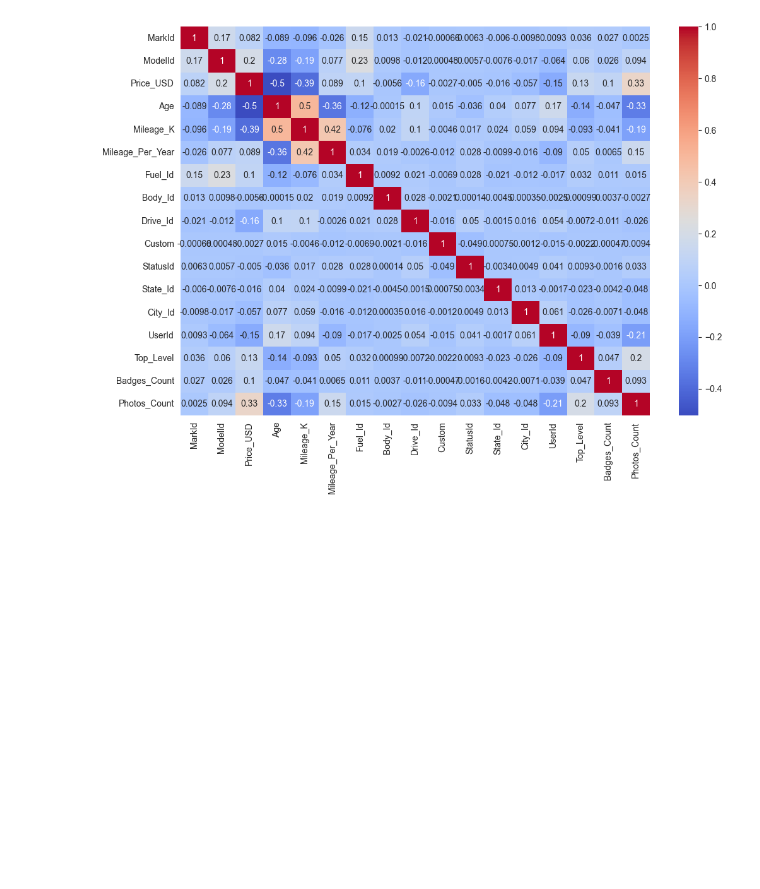
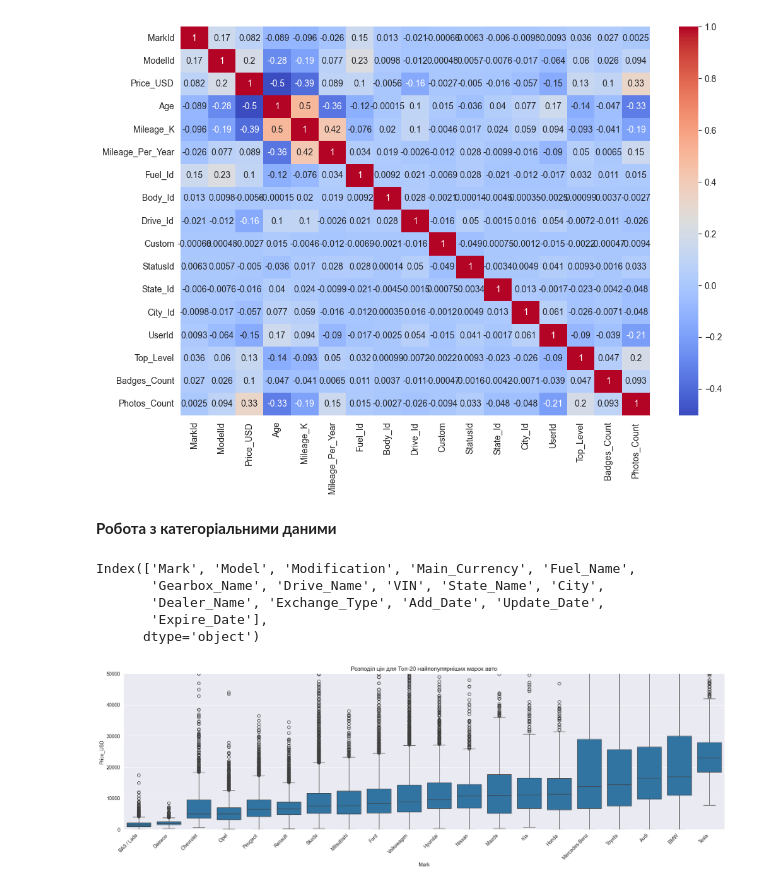
Before and after one commit to Chuchman-Dima/MarketScout, a Jupyter notebook: notebooks/main.ipynb, the cells around one changed output. Cells and saved outputs as stored; diff of their text form; code cells hidden in the pictures; blank space fills up the shorter version.

```diff
--- a/notebooks/main.ipynb
+++ b/notebooks/main.ipynb
@@ -239,0 +243,29 @@ plt.show()
+# %% [markdown]
+**Робота з категоріальними даними**
+# %%
+cat_df = df.select_dtypes(['object','category','string'])
+cat_df.columns
+# %% [output]
+Index(['Mark', 'Model', 'Modification', 'Main_Currency', 'Fuel_Name',
+       'Gearbox_Name', 'Drive_Name', 'VIN', 'State_Name', 'City',
+       'Dealer_Name', 'Exchange_Type', 'Add_Date', 'Update_Date',
+       'Expire_Date'],
+      dtype='object')
+# %%
+plt.figure(figsize=(18, 6))
+
+# Знаходимо топ-20 найпопулярніших марок
+top_20_marks = df['Mark'].value_counts().head(20).index
+df_top = df[df['Mark'].isin(top_20_marks)]
+
+# Сортуємо ці топ-20 марок за медіанною ціною для зручного візуального аналізу
+ordered_marks = df_top.groupby('Mark')['Price_USD'].median().sort_values().index
+
+sns.boxplot(data=df_top, x='Mark', y='Price_USD', order=ordered_marks)
+plt.ylim(0, 50000)
+plt.xticks(rotation=45, ha='right')
+plt.title("Розподіл цін для Топ-20 найпопулярніших марок авто")
+plt.tight_layout()
+plt.show()
+# %% [output]
+[figure, added]
```
Also changed, not shown: parts of 3 cells of this notebook.
